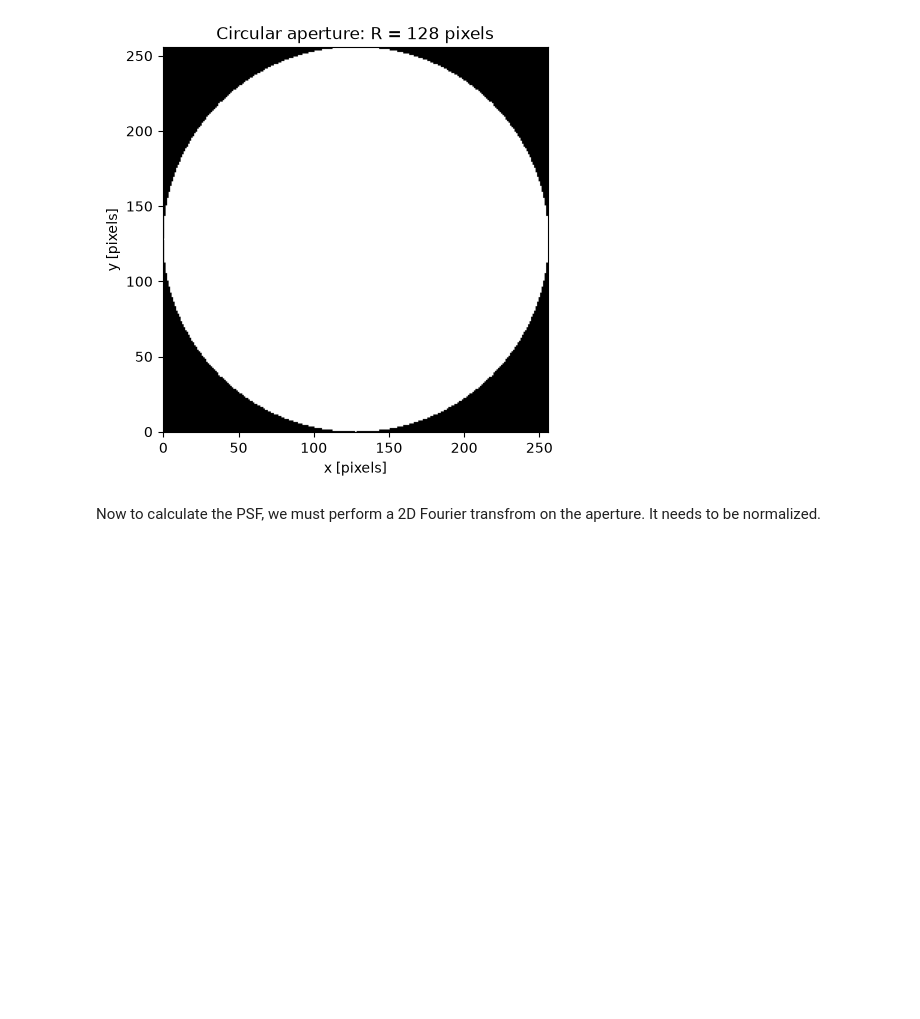
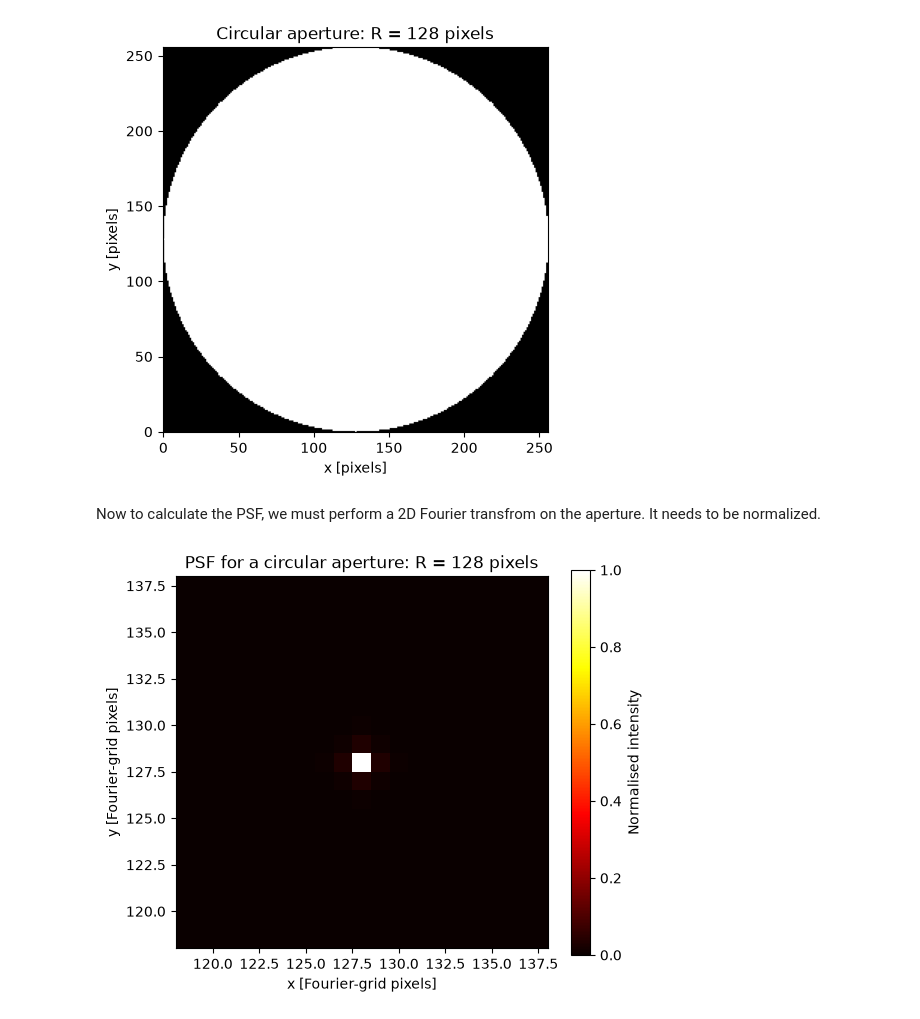
Before and after one commit to Natalia985/Third-semester-MASS, a Jupyter notebook: Astrophysical_Techniques/HW2_Image_Formation.ipynb, the cells around one changed output. Saved outputs shown, nothing was run; the diff lists cells and outputs as text; code cells hidden in the pictures; blank space fills up the shorter version.

```diff
--- a/Astrophysical_Techniques/HW2_Image_Formation.ipynb
+++ b/Astrophysical_Techniques/HW2_Image_Formation.ipynb
@@ -121,3 +121,28 @@ psf = np.abs(amplitude)**2
 
 # Normalise the peak to 1
 psf = psf / psf.max()
+# %%
+from matplotlib.colors import LogNorm
+
+
+plt.figure(figsize=(6, 5))
+
+plt.imshow(
+    psf,
+    cmap="hot",
+    origin="lower",
+    vmin=0,
+    vmax=1
+)
+
+plt.xlim(xc - 10, xc + 10)
+plt.ylim(yc - 10, yc + 10) ## Its a zoom
+
+plt.title(f"PSF for a circular aperture: R = {R} pixels")
+plt.xlabel("x [Fourier-grid pixels]")
+plt.ylabel("y [Fourier-grid pixels]")
+plt.colorbar(label="Normalised intensity")
+
+plt.show()
+# %% [output]
+[figure, added]
```
Also changed, not shown: parts of 9 cells of this notebook.
